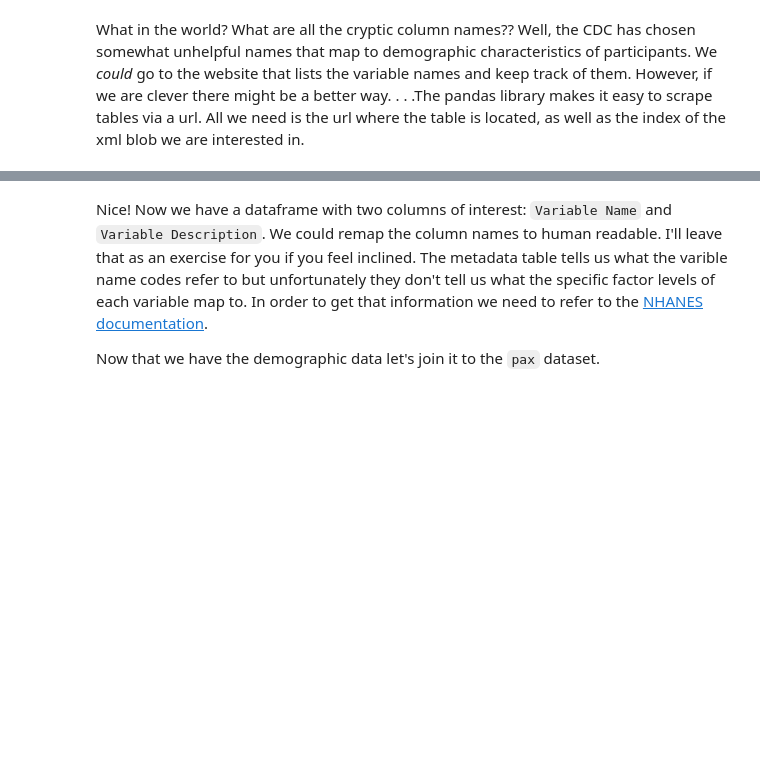
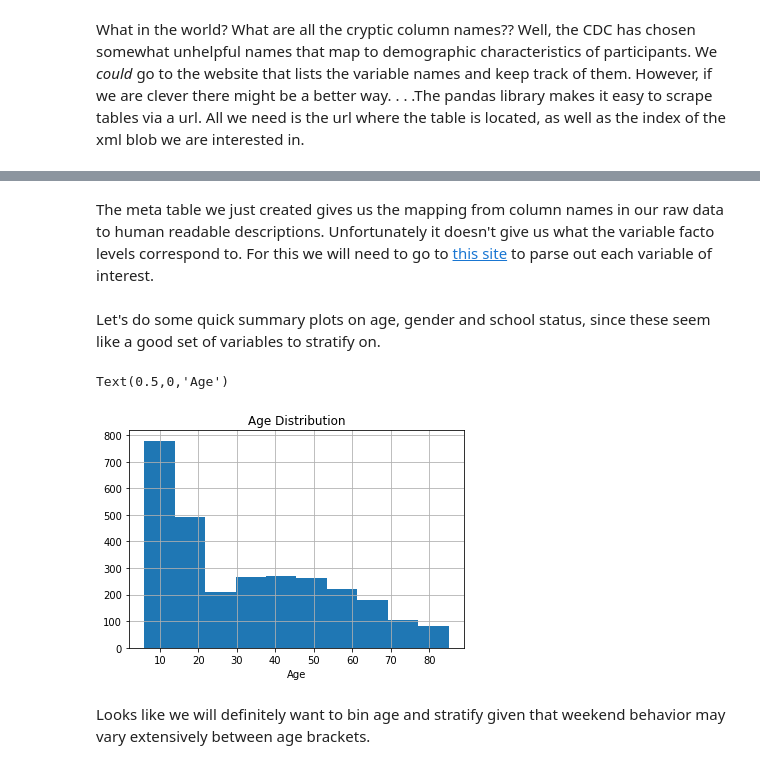
Before and after one commit to evidation-health/EvidationDataScienceModule, a Jupyter notebook: notebooks/1-Feature-Engineering.ipynb, the cells around one changed output, grey strips where cells are left out. Saved outputs shown, nothing was run; the diff lists cells and outputs as text; code cells hidden in the pictures; blank space fills up the shorter version.

````diff
--- a/notebooks/1-Feature-Engineering.ipynb
+++ b/notebooks/1-Feature-Engineering.ipynb
@@ -31,6 +31,7 @@ import os
 import matplotlib.pyplot as plt
 import utils # Utility functions containained in ./utils/
 import scipy
+import seaborn as sns
 
 %matplotlib inline
 %load_ext autoreload
@@ -38,6 +39,7 @@ import scipy
 
 pd.set_option('max.rows', 100)
 pd.set_option('max.columns', 100)
+sns.set_style('darkgrid')
 
 # Change this location to the path where you would like your data saved to
 data_dir = '/Users/bbradshaw/nhanes/'
@@ -133,15 +131,5 @@ demo_metadata.head()
 | 2 | DMDCITZN | {Are you/Is SP} a citizen of the ... | DEMO_D | Demographic Variables & Sample We... | 2005 | 2006 | ... |
 | 3 | DMDEDUC2 | (SP Interview Version) What is th... | DEMO_D | Demographic Variables & Sample We... | 2005 | 2006 | ... |
 | 4 | DMDEDUC3 | (SP Interview Version) What is th... | DEMO_D | Demographic Variables & Sample We... | 2005 | 2006 | ... |
-# %% [markdown]
-Nice! Now we have a dataframe with two columns of interest: ```Variable Name``` and ```Variable Description```. We could remap the column names to human readable. I'll leave that as an exercise for you if you feel inclined. The metadata table tells us what the varible name codes refer to but unfortunately they don't tell us what the specific factor levels of each variable map to. In order to get that information we need to refer to the [NHANES documentation](https://wwwn.cdc.gov/nchs/nhanes/2005-2006/DEMO_D.htm#RIDEXMON).
-
-Now that we have the demographic data let's join it to the ```pax``` dataset.
-# %%
-# The demo seqn value is an int and the pax seqn is a string represented float
-# thus the join will fail if we don't convert.
-# TODO fix seqn in pax_raw before writing clean to fix this situation
-demo_df['seqn'] = demo_df.seqn.astype(float).astype(str)
-
-# Merge pax and demo into a single DataFrame
-analysis_set = pax.merge(demo_df, on='seqn', how='inner')
+# %% [markdown]
+The meta table we just created gives us the mapping from column names in our raw data to human readable descriptions. Unfortunately it doesn't give us what the variable facto levels correspond to. For this we will need to go to [this site](https://wwwn.cdc.gov/nchs/nhanes/2005-2006/DEMO_D.htm) to parse out each variable of interest.
@@ -147,0 +159,11 @@ analysis_set = pax.merge(demo_df, on='seqn', how='inner')
+# %% [markdown]
+Let's do some quick summary plots on age, gender and school status, since these seem like a good set of variables to stratify on.
+# %%
+demo_df.ridageyr.hist()
+plt.title('Age Distribution')
+plt.xlabel('Age')
+# %% [output]
+Text(0.5,0,'Age')
+[figure, added]
+# %% [markdown]
+Looks like we will definitely want to bin age and stratify given that weekend behavior may vary extensively between age brackets.
````
Also changed, not shown: parts of 48 cells of this notebook, 5 other files.
